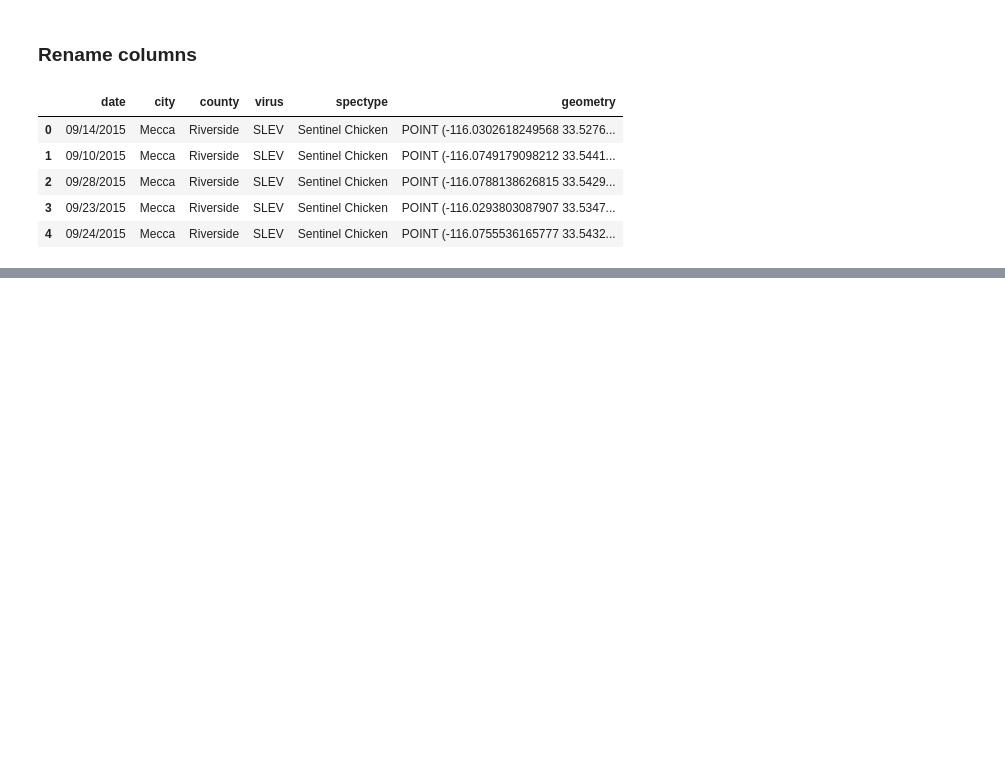
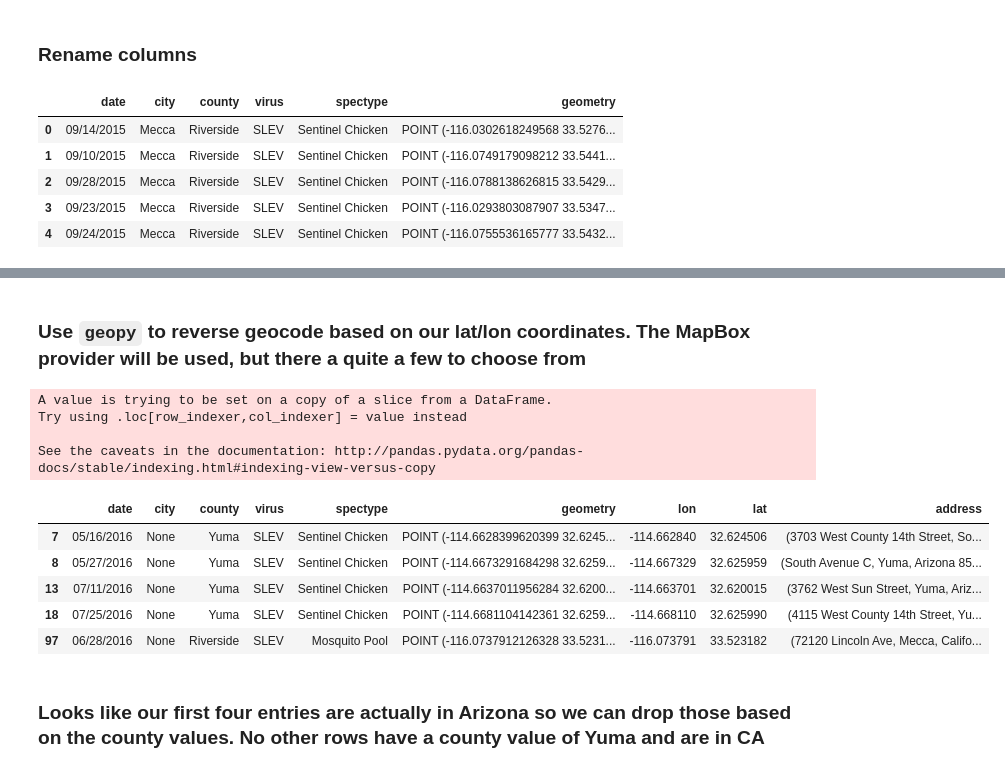
Before and after one commit to bazini627/nmpFinalProject, a Jupyter notebook: sleDataCleanup.ipynb, the cells around one changed output, grey strips where cells are left out. Saved outputs shown, nothing was run; the diff lists cells and outputs as text; code cells hidden in the pictures; blank space fills up the shorter version.

```diff
--- a/sleDataCleanup.ipynb
+++ b/sleDataCleanup.ipynb
@@ -96,0 +103,3 @@ sle_data.head()
+# %%
+sle_fully_populated = sle_data.loc[sle_data['city'].notnull()]
+sle_null_city = sle_data.loc[sle_data['city'].isnull()]
@@ -96,0 +108,3 @@ sle_data.head()
+# %%
+sle_null_city['lon'] = sle_null_city['geometry'].x
+sle_null_city['lat'] = sle_null_city['geometry'].y
@@ -96,0 +121,25 @@ sle_data.head()
+# %% [markdown]
+### Use `geopy` to reverse geocode based on our lat/lon coordinates.  The MapBox provider will be used, but there a quite a few to choose from
+# %%
+from geopy.geocoders import MapBox
+geolocator = MapBox('pk.eyJ1IjoiYmF6aW5pNjI3IiwiYSI6ImVmZTNiM2VlZTlhMjk0NzE3MjU5YmEzZWVkYjUwNjAzIn0.idDK-FJKJn3Q7StDtBOX-g',user_agent="sle-geocode")
+
+# Create an address column to populate the results of the reverse gecoding with
+sle_null_city['address'] = sle_null_city.apply(
+    lambda row: geolocator.reverse((row['lat'], row['lon'])), axis=1)
+# %% [output]
+A value is trying to be set on a copy of a slice from a DataFrame.
+Try using .loc[row_indexer,col_indexer] = value instead
+
+See the caveats in the documentation: http://pandas.pydata.org/pandas-docs/stable/indexing.html#indexing-view-versus-copy
+# %%
+sle_null_city.head()
+# %% [output]
+|  | date | city | county | virus | spectype | geometry | lon | lat | address |
+| 7 | 05/16/2016 | None | Yuma | SLEV | Sentinel Chicken | POINT (-114.6628399620399 32.6245... | -114.662840 | 32.624506 | (3703 West County 14th Street, So... |
+| 8 | 05/27/2016 | None | Yuma | SLEV | Sentinel Chicken | POINT (-114.6673291684298 32.6259... | -114.667329 | 32.625959 | (South Avenue C, Yuma, Arizona 85... |
+| 13 | 07/11/2016 | None | Yuma | SLEV | Sentinel Chicken | POINT (-114.6637011956284 32.6200... | -114.663701 | 32.620015 | (3762 West Sun Street, Yuma, Ariz... |
+| 18 | 07/25/2016 | None | Yuma | SLEV | Sentinel Chicken | POINT (-114.6681104142361 32.6259... | -114.668110 | 32.625990 | (4115 West County 14th Street, Yu... |
+| 97 | 06/28/2016 | None | Riverside | SLEV | Mosquito Pool | POINT (-116.0737912126328 33.5231... | -116.073791 | 33.523182 | (72120 Lincoln Ave, Mecca, Califo... |
+# %% [markdown]
+### Looks like our first four entries are actually in Arizona so we can drop those based on the county values.  No other rows have a county value of Yuma and are in CA
```
Also changed, not shown: parts of 27 cells of this notebook, 1 other file.
